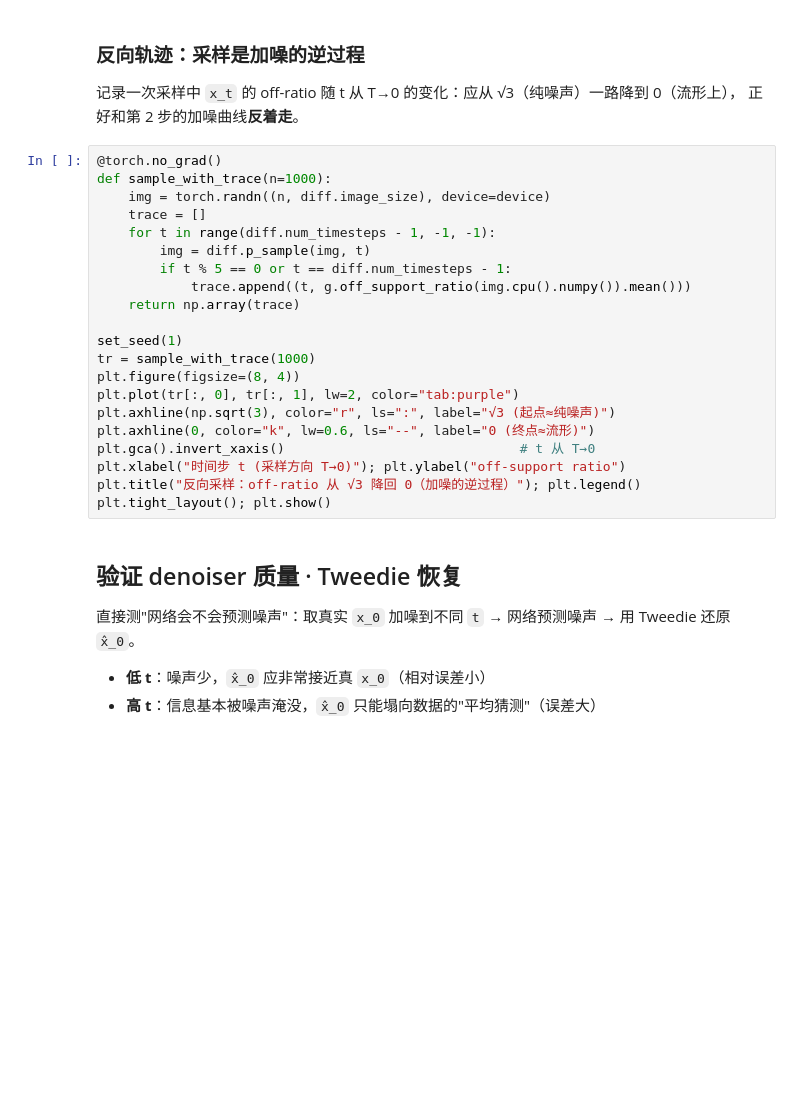
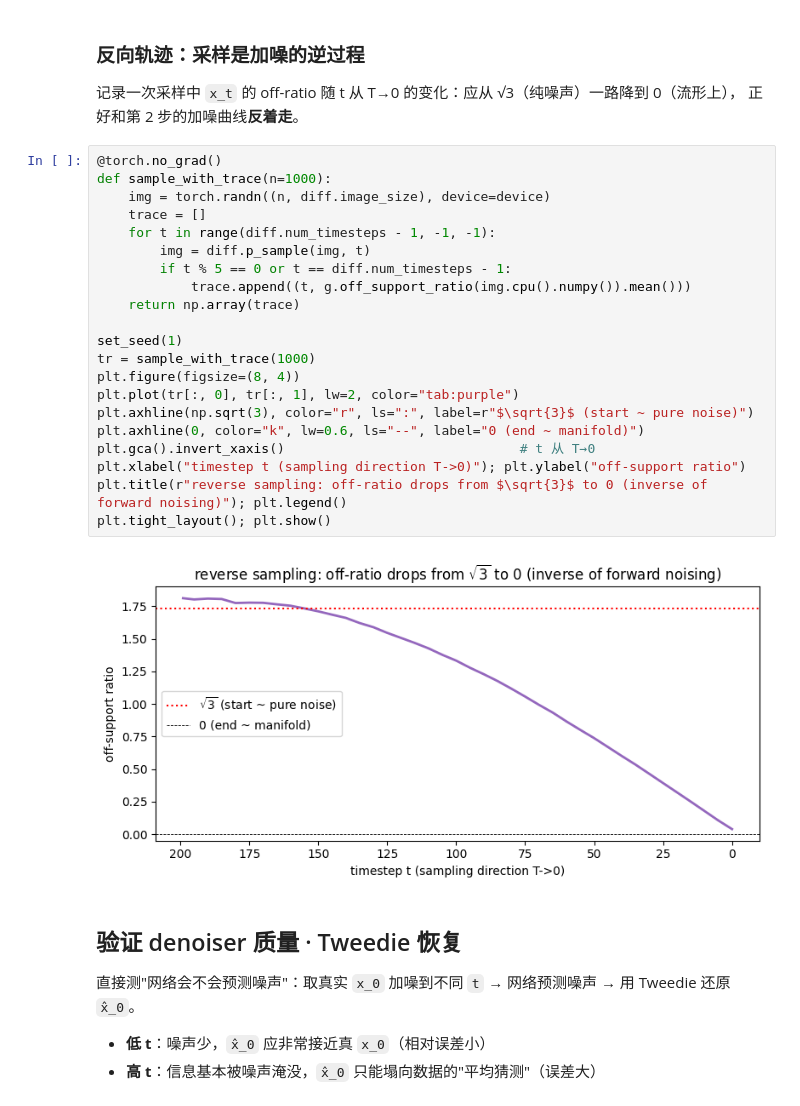
Before and after one commit to Sautoy/GGDMOptim, a Jupyter notebook: simulations/notebooks/train_and_sample.ipynb, the cells around one changed output. Drawn from its saved outputs; the diff is of its cells as text; blank space fills up the shorter version.

```diff
--- a/simulations/notebooks/train_and_sample.ipynb
+++ b/simulations/notebooks/train_and_sample.ipynb
@@ -179,24 +237,26 @@ plt.tight_layout(); plt.show()
 # %%
 @torch.no_grad()
 def sample_with_trace(n=1000):
     img = torch.randn((n, diff.image_size), device=device)
     trace = []
     for t in range(diff.num_timesteps - 1, -1, -1):
         img = diff.p_sample(img, t)
         if t % 5 == 0 or t == diff.num_timesteps - 1:
             trace.append((t, g.off_support_ratio(img.cpu().numpy()).mean()))
     return np.array(trace)
 
 set_seed(1)
 tr = sample_with_trace(1000)
 plt.figure(figsize=(8, 4))
 plt.plot(tr[:, 0], tr[:, 1], lw=2, color="tab:purple")
-plt.axhline(np.sqrt(3), color="r", ls=":", label="√3 (起点≈纯噪声)")
-plt.axhline(0, color="k", lw=0.6, ls="--", label="0 (终点≈流形)")
+plt.axhline(np.sqrt(3), color="r", ls=":", label=r"$\sqrt{3}$ (start ~ pure noise)")
+plt.axhline(0, color="k", lw=0.6, ls="--", label="0 (end ~ manifold)")
 plt.gca().invert_xaxis()                              # t 从 T→0
-plt.xlabel("时间步 t (采样方向 T→0)"); plt.ylabel("off-support ratio")
-plt.title("反向采样：off-ratio 从 √3 降回 0（加噪的逆过程）"); plt.legend()
+plt.xlabel("timestep t (sampling direction T->0)"); plt.ylabel("off-support ratio")
+plt.title(r"reverse sampling: off-ratio drops from $\sqrt{3}$ to 0 (inverse of forward noising)"); plt.legend()
 plt.tight_layout(); plt.show()
+# %% [output]
+[figure, added]
 # %% [markdown]
 ## 验证 denoiser 质量 · Tweedie 恢复
 
```
Also changed, not shown: parts of 6 cells of this notebook.
